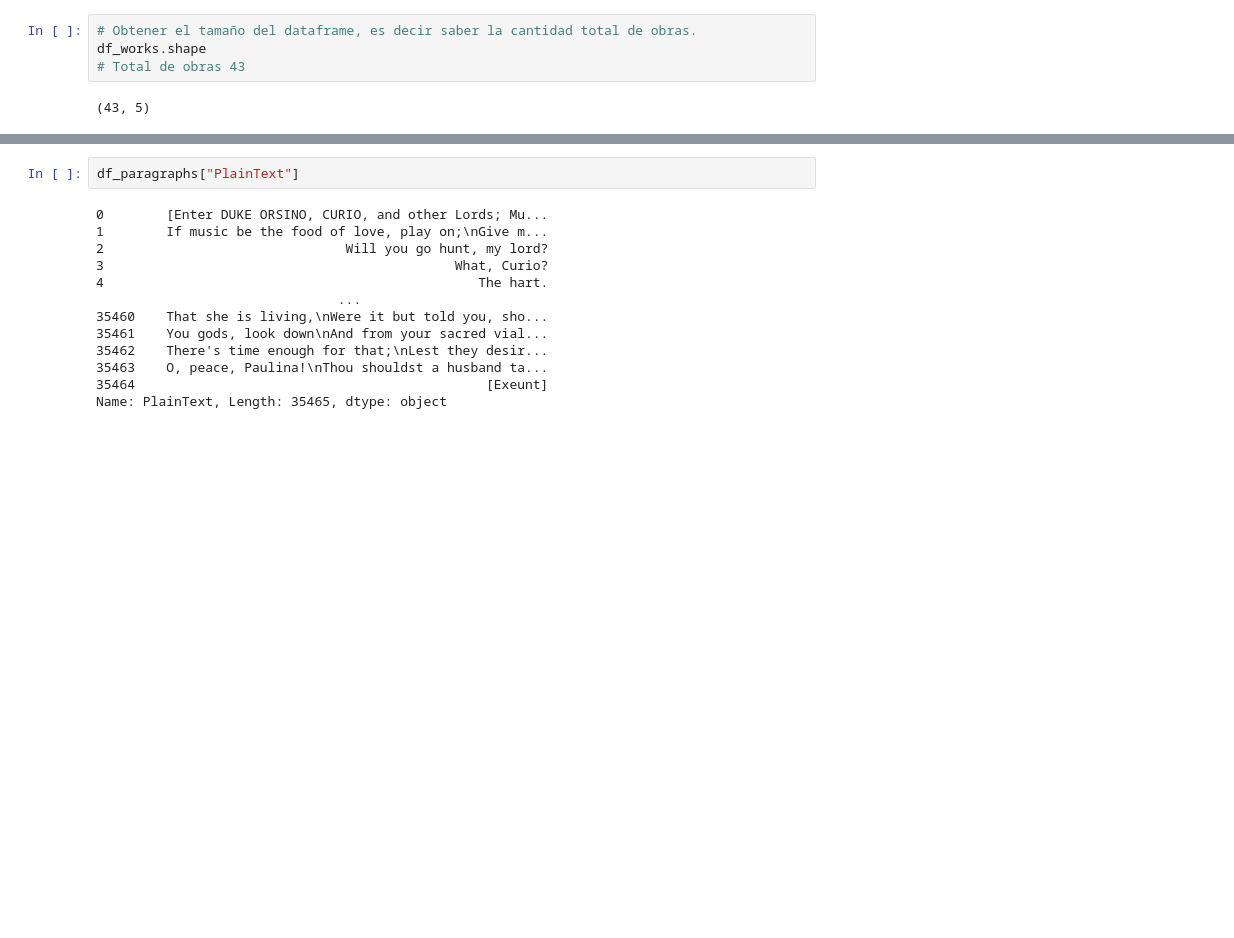
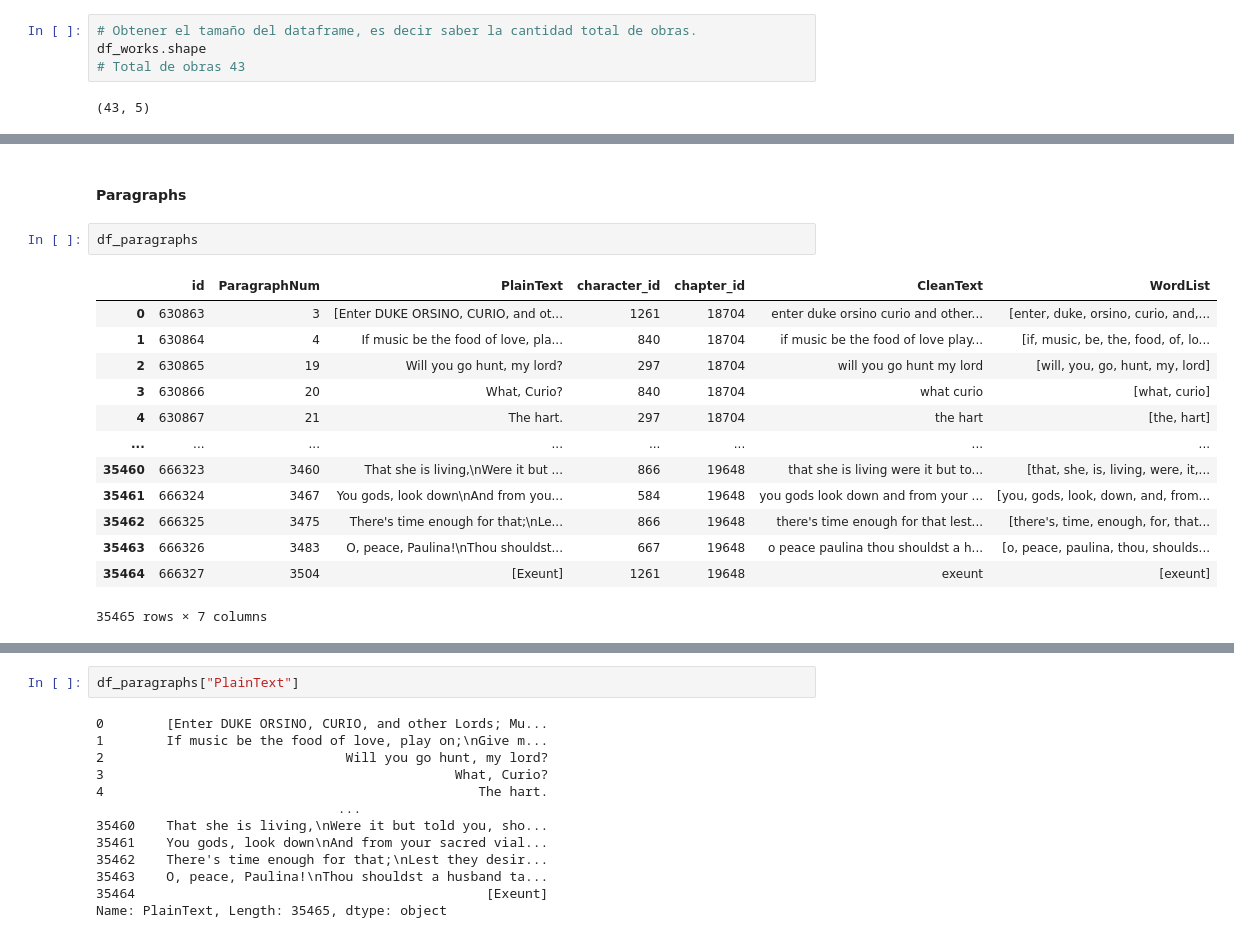
Before and after one commit to luchymd89/introcd, a Jupyter notebook: Tarea_1/shakespeare_propuesta.ipynb, the cells around one changed output, grey strips where cells are left out. Drawn from its saved outputs; the diff is of its cells as text; blank space fills up the shorter version.

Commit message:
Añado algunos signos de puntuación a clean_text e incluyo el conteo de espacios en blanco y datos faltantes en las tablas iniciales

```diff
--- a/Tarea_1/shakespeare_propuesta.ipynb
+++ b/Tarea_1/shakespeare_propuesta.ipynb
@@ -110,3 +134,21 @@ df_works.shape
+# %% [markdown]
+#### Paragraphs
+# %%
+df_paragraphs
+# %% [output]
+|  | id | ParagraphNum | PlainText | character_id | chapter_id | CleanText | WordList |
+| 0 | 630863 | 3 | [Enter DUKE ORSINO, CURIO, and ot... | 1261 | 18704 | enter duke orsino curio and other... | [enter, duke, orsino, curio, and,... |
+| 1 | 630864 | 4 | If music be the food of love, pla... | 840 | 18704 | if music be the food of love play... | [if, music, be, the, food, of, lo... |
+| 2 | 630865 | 19 | Will you go hunt, my lord? | 297 | 18704 | will you go hunt my lord | [will, you, go, hunt, my, lord] |
+| 3 | 630866 | 20 | What, Curio? | 840 | 18704 | what curio | [what, curio] |
+| 4 | 630867 | 21 | The hart. | 297 | 18704 | the hart | [the, hart] |
+| ... | ... | ... | ... | ... | ... | ... | ... |
+| 35460 | 666323 | 3460 | That she is living,\nWere it but ... | 866 | 19648 | that she is living were it but to... | [that, she, is, living, were, it,... |
+| 35461 | 666324 | 3467 | You gods, look down\nAnd from you... | 584 | 19648 | you gods look down and from your ... | [you, gods, look, down, and, from... |
+| 35462 | 666325 | 3475 | There's time enough for that;\nLe... | 866 | 19648 | there's time enough for that lest... | [there's, time, enough, for, that... |
+| 35463 | 666326 | 3483 | O, peace, Paulina!\nThou shouldst... | 667 | 19648 | o peace paulina thou shouldst a h... | [o, peace, paulina, thou, shoulds... |
+| 35464 | 666327 | 3504 | [Exeunt] | 1261 | 19648 | exeunt | [exeunt] |
+35465 rows × 7 columns
 # %%
 # Obtener la cantidad total de párrafos.
 df_paragraphs.shape
```
Also changed, not shown: parts of 29 cells of this notebook, 1 other file.
